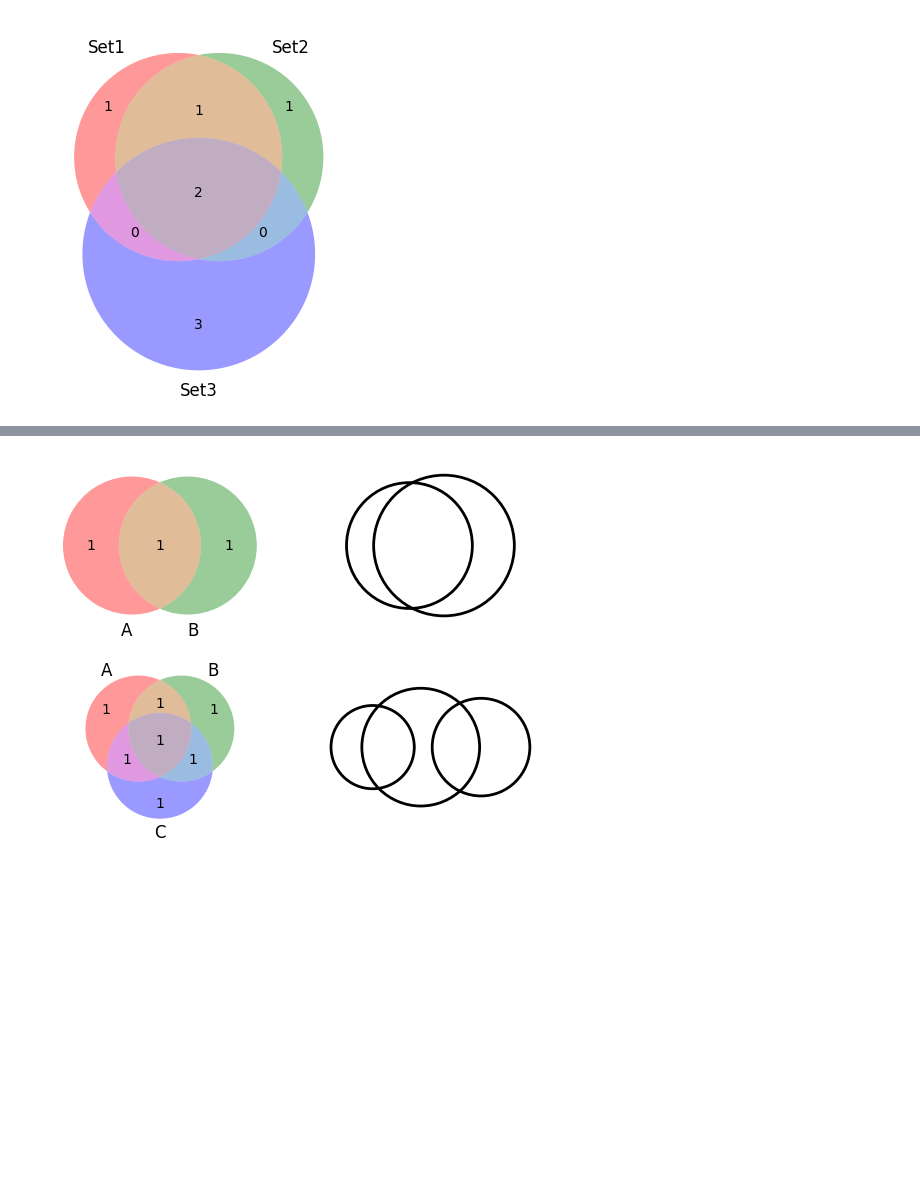
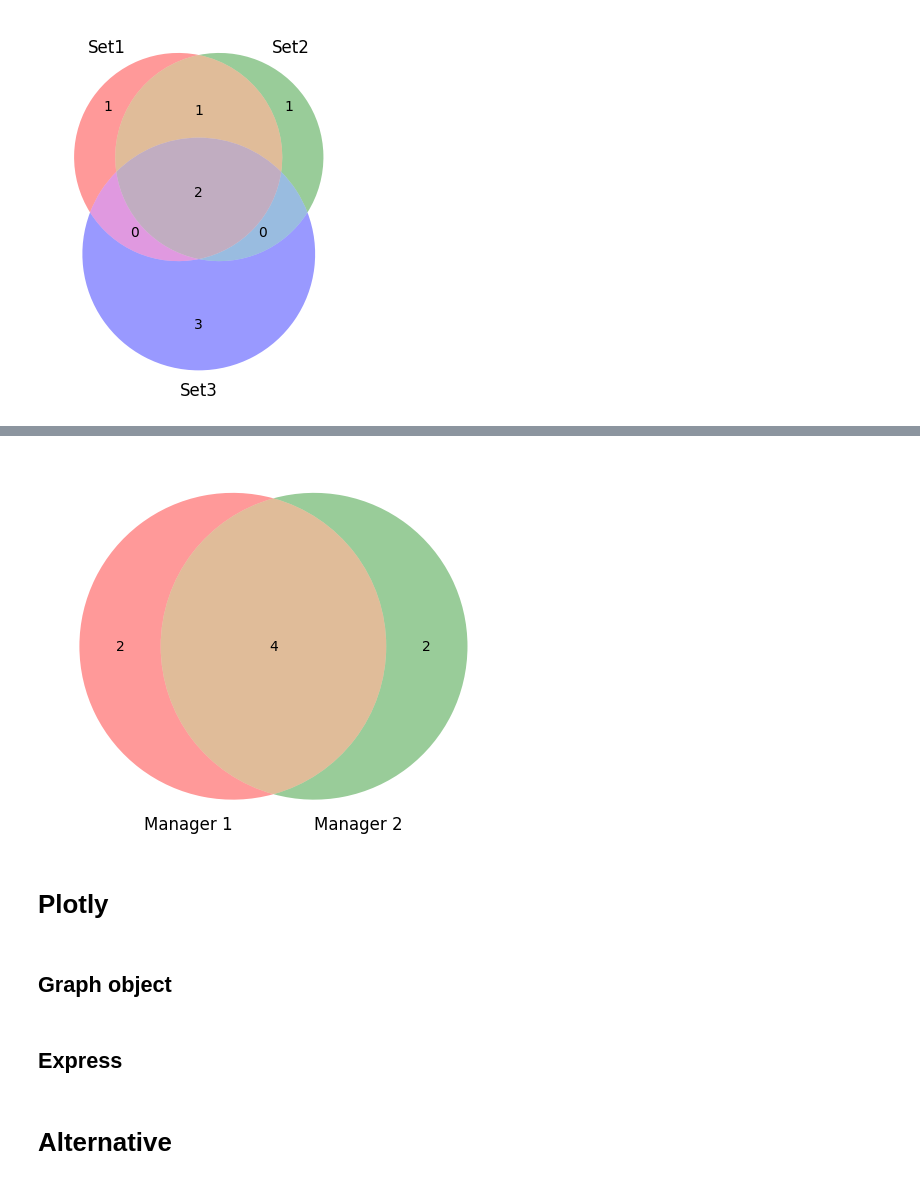
Before and after one commit to RACollins/fpl-forecast-optimise, a Jupyter notebook: notebooks/2.3-venn-diagrams.ipynb, the cells around one changed output, grey strips where cells are left out. Cells and saved outputs as stored; diff of their text form; code cells hidden in the pictures; blank space fills up the shorter version.

Commit message:
Testing venn diagrams

```diff
--- a/notebooks/2.3-venn-diagrams.ipynb
+++ b/notebooks/2.3-venn-diagrams.ipynb
@@ -8,0 +15,21 @@ from matplotlib_venn import venn2, venn2_circles, venn3, venn3_circles
+# %%
+df = pd.DataFrame(
+    {
+        "Player": [
+            "A",
+            "B",
+            "C",
+            "D (b)",
+            "E (c)",
+            "G (v)",
+            "B",
+            "C",
+            "D (b)",
+            "E (c)",
+            "F (v)",
+            "G",
+        ],
+        "manager_id": [1, 1, 1, 1, 1, 1, 2, 2, 2, 2, 2, 2],
+    }
+)
+df
@@ -47,9 +65,11 @@ plt.show()
-# %%
-figure, axes = plt.subplots(2, 2)
-venn2(subsets={"10": 1, "01": 1, "11": 1}, set_labels=("A", "B"), ax=axes[0][0])
-venn2_circles((1, 2, 3), ax=axes[0][1])
-venn3(subsets=(1, 1, 1, 1, 1, 1, 1), set_labels=("A", "B", "C"), ax=axes[1][0])
-venn3_circles({"001": 10, "100": 20, "010": 21, "110": 13, "011": 14}, ax=axes[1][1])
-plt.show()
-# %% [output]
-[figure, removed]
+# %%
+set1 = set(df.loc[df["manager_id"] == 1, "Player"].values)
+set2 = set(df.loc[df["manager_id"] == 2, "Player"].values)
+venn2([set1, set2], ("Manager 1", "Manager 2"))
+plt.show()
+# %% [output]
+[figure, added]
+# %% [markdown]
+# Plotly
+# %% [markdown]
+## Graph object
@@ -55,0 +124,2 @@ plt.show()
+# %% [markdown]
+## Express
@@ -55,0 +168,2 @@ plt.show()
+# %% [markdown]
+# Alternative
```
Also changed, not shown: parts of 11 cells of this notebook, 1 other file.
